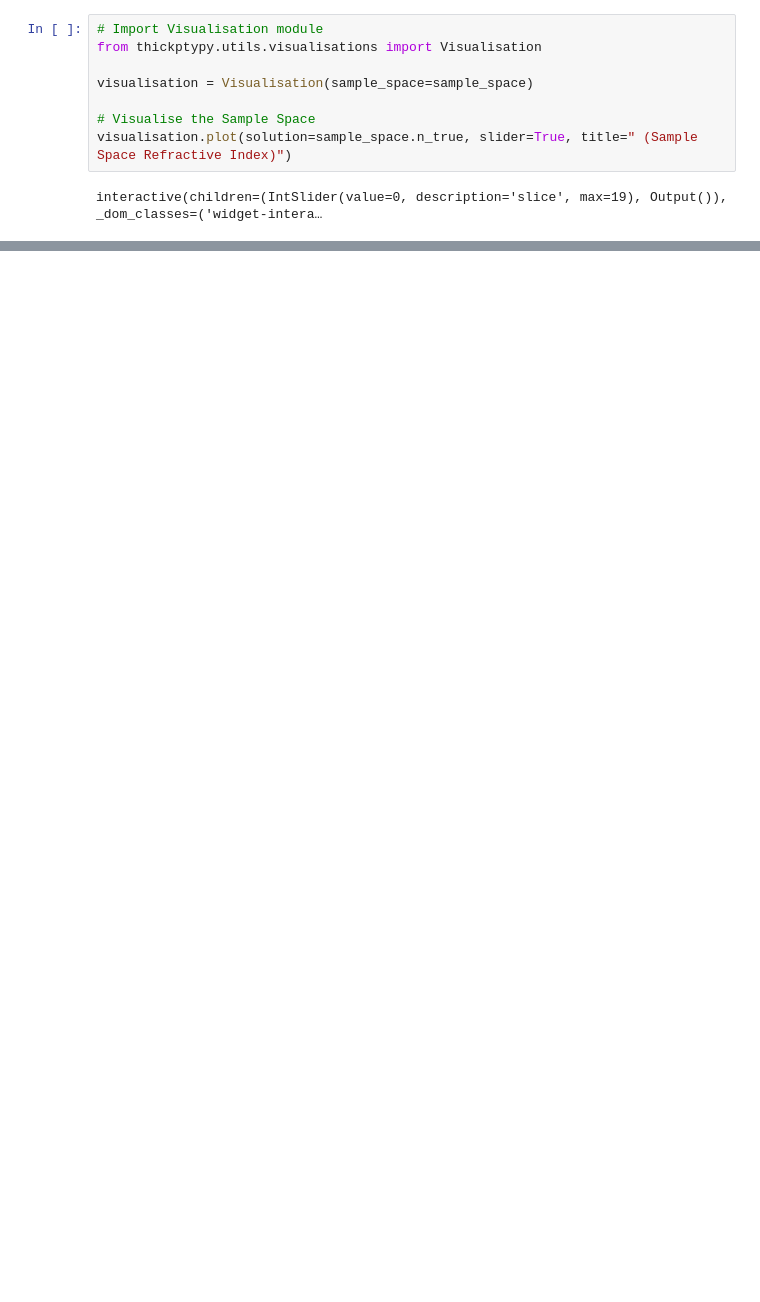
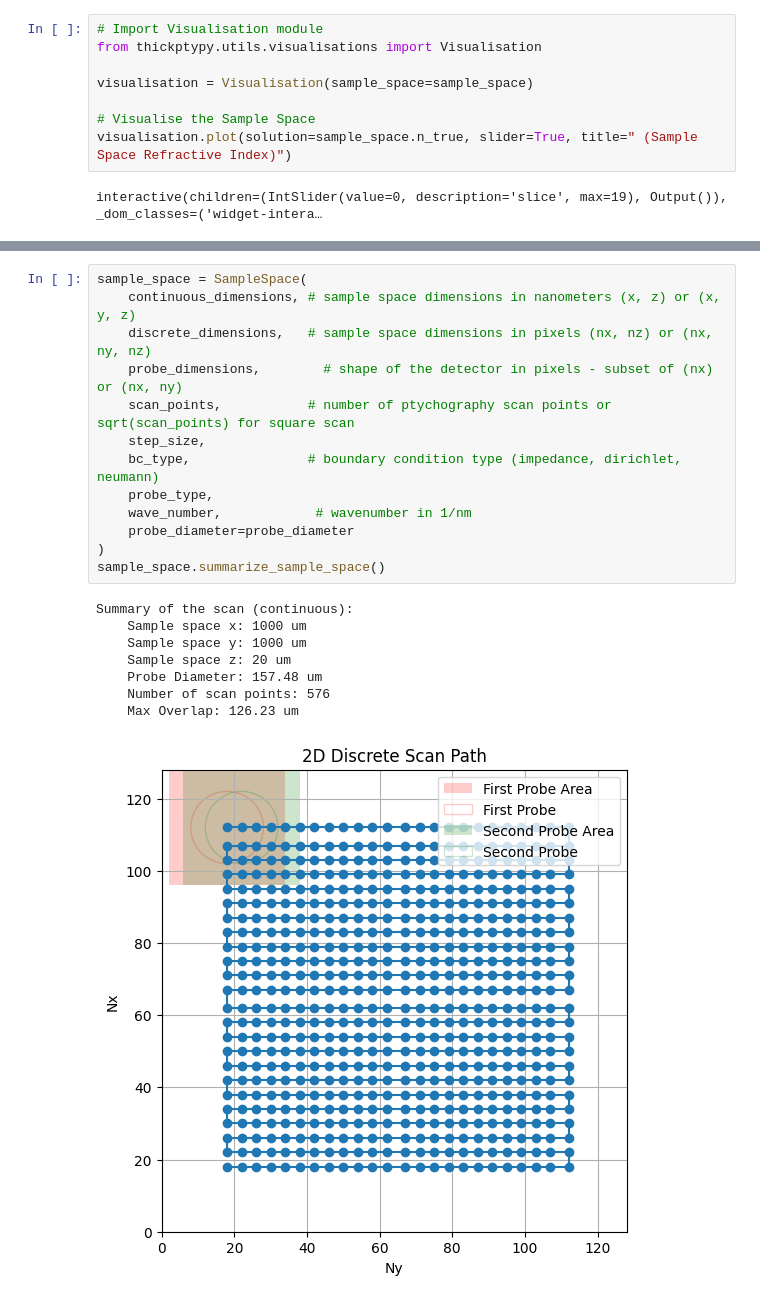
Before and after one commit to bryceshirley/thick_ptycho, a Jupyter notebook: notebooks/1_sample_space_3d.ipynb, the cells around one changed output, grey strips where cells are left out. Drawn from its saved outputs; the diff is of its cells as text; blank space fills up the shorter version.

```diff
--- a/notebooks/1_sample_space_3d.ipynb
+++ b/notebooks/1_sample_space_3d.ipynb
@@ -118,3 +164,25 @@ interactive(children=(IntSlider(value=0, description='slice', max=19), Output())
+# %%
+sample_space = SampleSpace(
+    continuous_dimensions, # sample space dimensions in nanometers (x, z) or (x, y, z)
+    discrete_dimensions,   # sample space dimensions in pixels (nx, nz) or (nx, ny, nz)
+    probe_dimensions,        # shape of the detector in pixels - subset of (nx) or (nx, ny)
+    scan_points,           # number of ptychography scan points or sqrt(scan_points) for square scan
+    step_size,
+    bc_type,               # boundary condition type (impedance, dirichlet, neumann)
+    probe_type,
+    wave_number,            # wavenumber in 1/nm
+    probe_diameter=probe_diameter
+)
+sample_space.summarize_sample_space()
+# %% [output]
+Summary of the scan (continuous):
+    Sample space x: 1000 um
+    Sample space y: 1000 um
+    Sample space z: 20 um
+    Probe Diameter: 157.48 um
+    Number of scan points: 576
+    Max Overlap: 126.23 um
+[figure, added]
 # %%
 # Alternatively, load in your own sample space
 filepath = "./data/simulated_spheres_128.npy"
```
Also changed, not shown: parts of 16 cells of this notebook, 11 other files.
